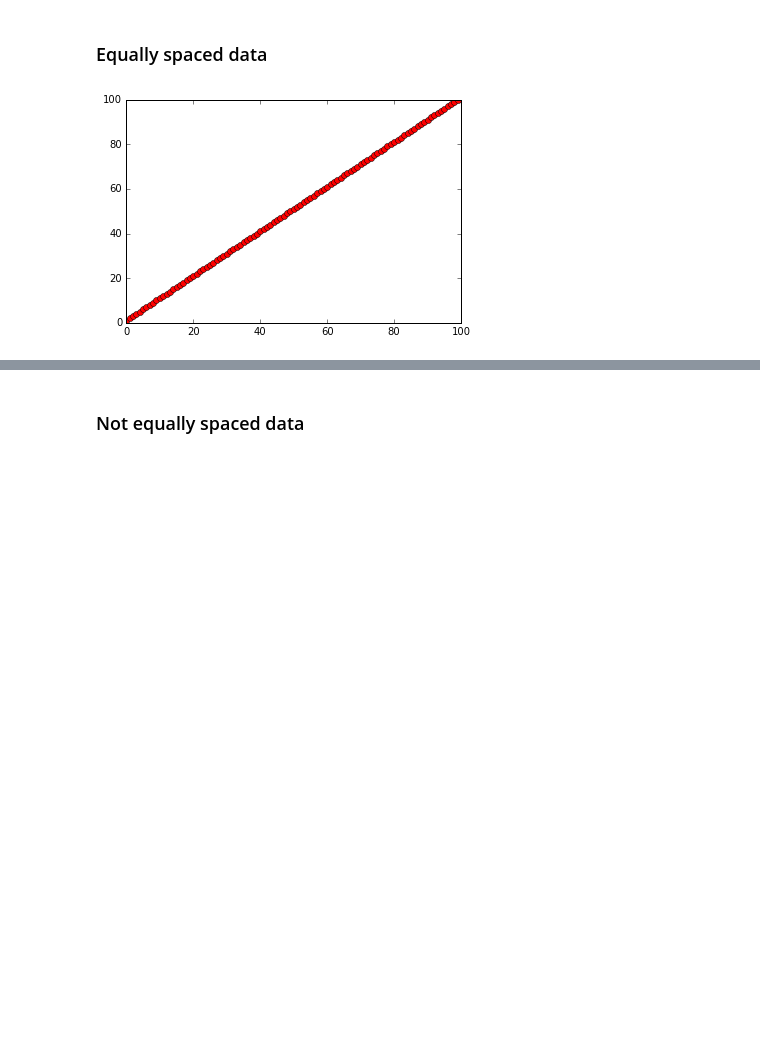
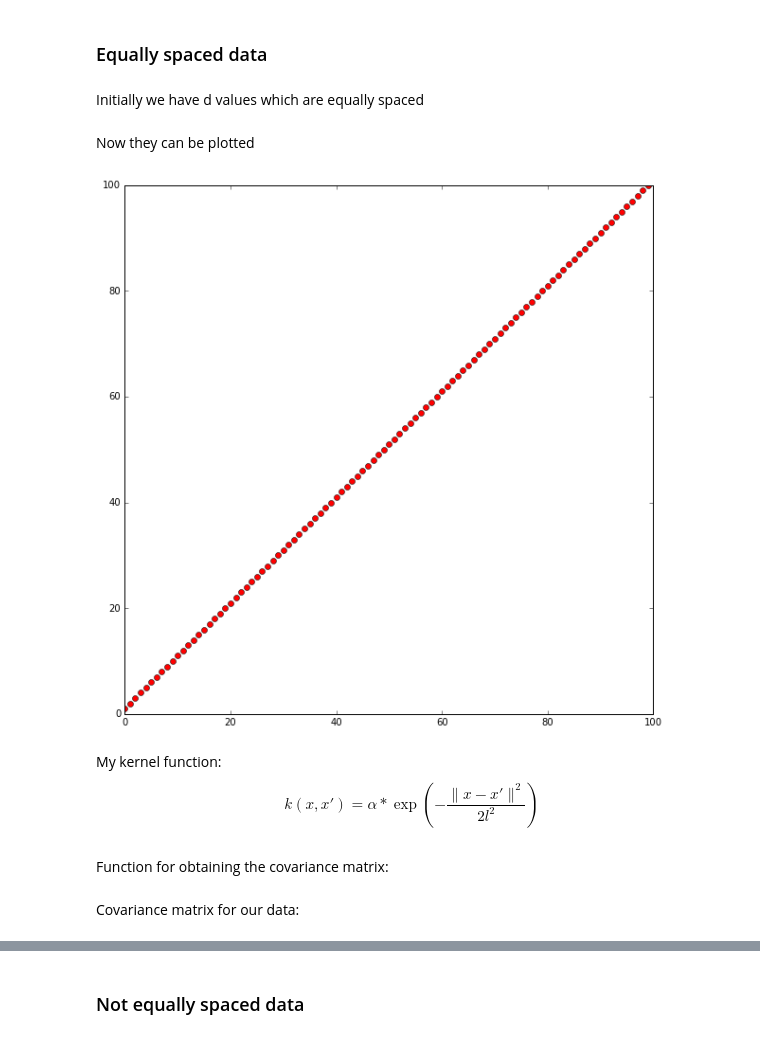
Before and after one commit to koptelovmax/gaussianprocess, a Jupyter notebook: Python/Multivariate_Gaussian.ipynb, the cells around one changed output, grey strips where cells are left out. Drawn from its saved outputs; the diff is of its cells as text; code cells hidden in the pictures; blank space fills up the shorter version.

```diff
--- a/Python/Multivariate_Gaussian.ipynb
+++ b/Python/Multivariate_Gaussian.ipynb
@@ -5,5 +5,7 @@
 # %% [markdown]
 ### Equally spaced data
+# %% [markdown]
+Initially we have d values which are equally spaced
 # %%
 import numpy as np
 d = 100 # dimensionality
@@ -14,15 +14,22 @@ mju = np.zeros(d) # mean vector
+# %% [markdown]
+Now they can be plotted
 # %%
 import matplotlib.pyplot as mp
 % matplotlib inline
+fig = mp.figure(figsize=(10,10)) # scale of the plot
 mp.plot(x, 'ro')
 mp.show()
 # %% [output]
-[figure, old version]
+[figure, new version]
+# %% [markdown]
+My kernel function: $$k(x,x') = \alpha * \exp(-\frac{\|x-x'\|^2}{2l^2})$$
 # %%
 def mykernel(x1,x2):
     a = 1
     l = 2
     return a*np.exp(-((x1-x2)**2)/(2*l**2))
+# %% [markdown]
+Function for obtaining the covariance matrix:
 # %%
 def getkernmatrix(x,y):
     k1 = np.size(x)
@@ -33,6 +40,8 @@ def getkernmatrix(x,y):
             matrix[i,j] = mykernel(x[i],y[j])
 
     return matrix
+# %% [markdown]
+Covariance matrix for our data:
 # %%
 K = getkernmatrix(x,x)
 
```
Also changed, not shown: parts of 27 cells of this notebook, 2 other files.
